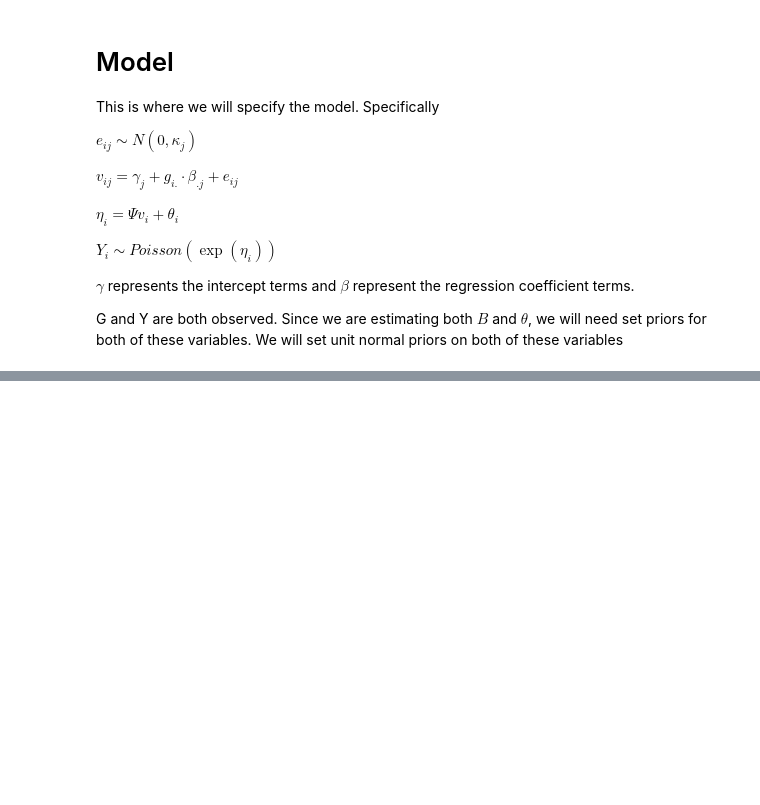
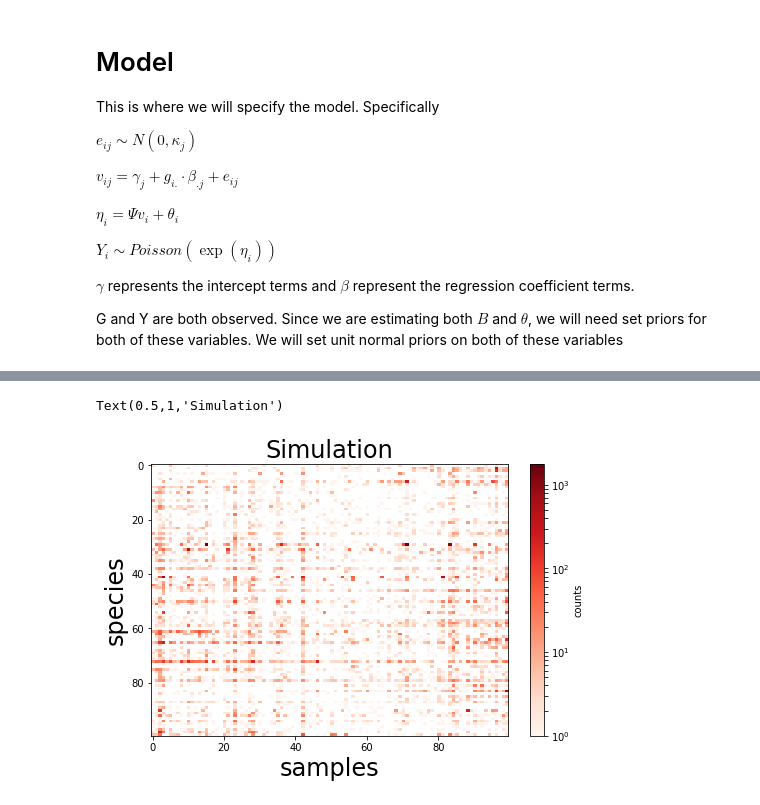
Before and after one commit to mortonjt/bucklefish, a Jupyter notebook: ipynb/poisson-ilr-sparse-test.ipynb, the cells around one changed output, grey strips where cells are left out. Saved outputs shown, nothing was run; the diff lists cells and outputs as text; code cells hidden in the pictures; blank space fills up the shorter version.

```diff
--- a/ipynb/poisson-ilr-sparse-test.ipynb
+++ b/ipynb/poisson-ilr-sparse-test.ipynb
@@ -595,0 +668,14 @@ print(pearsonr(x, y))
+# %%
+# Plot the heatmap of the counts
+fig = plt.figure(figsize=(8, 5))
+plt.imshow(table.matrix_data.todense(),
+           aspect='auto', cmap='Reds',
+           norm=colors.LogNorm()
+          )
+plt.colorbar(label='counts')
+plt.ylabel('species', fontsize=24)
+plt.xlabel('samples', fontsize=24)
+plt.title('Simulation', fontsize=24)
+# %% [output]
+Text(0.5,1,'Simulation')
+[figure, added]
```
Also changed, not shown: parts of 16 cells of this notebook, 2 other files.
